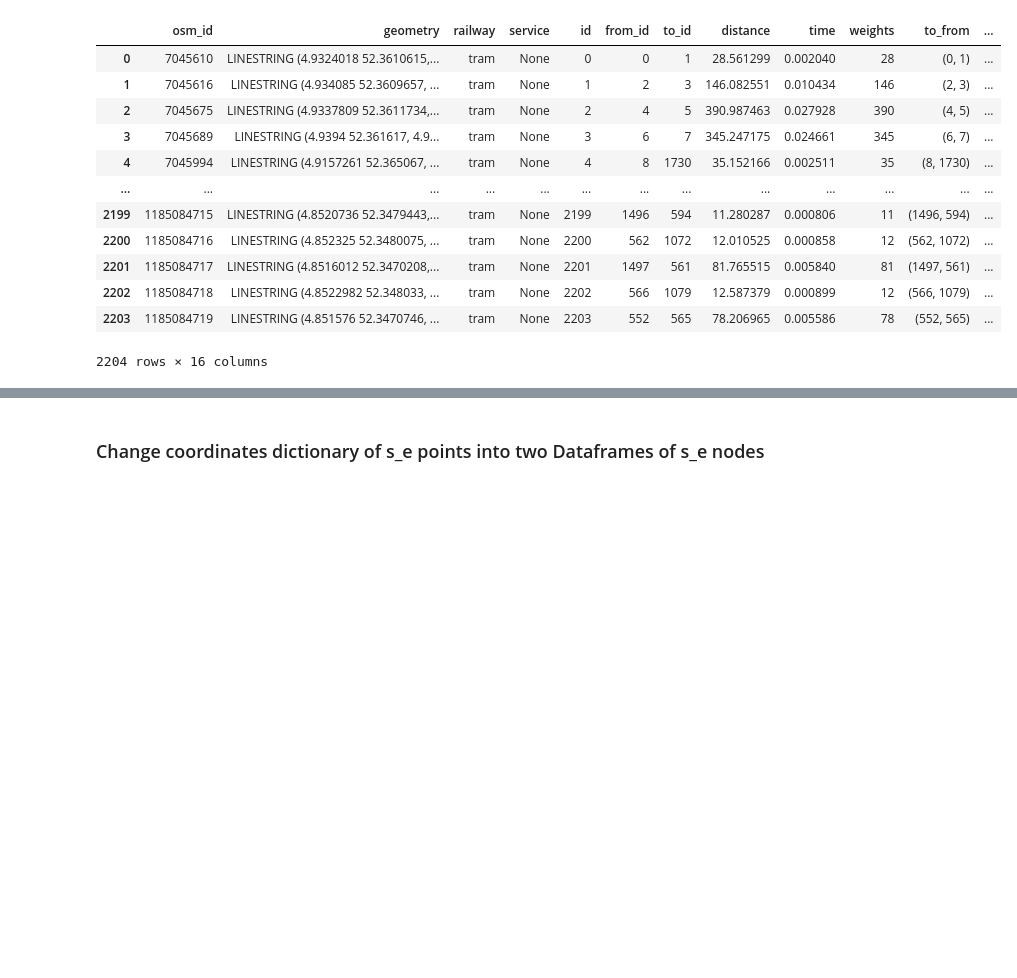
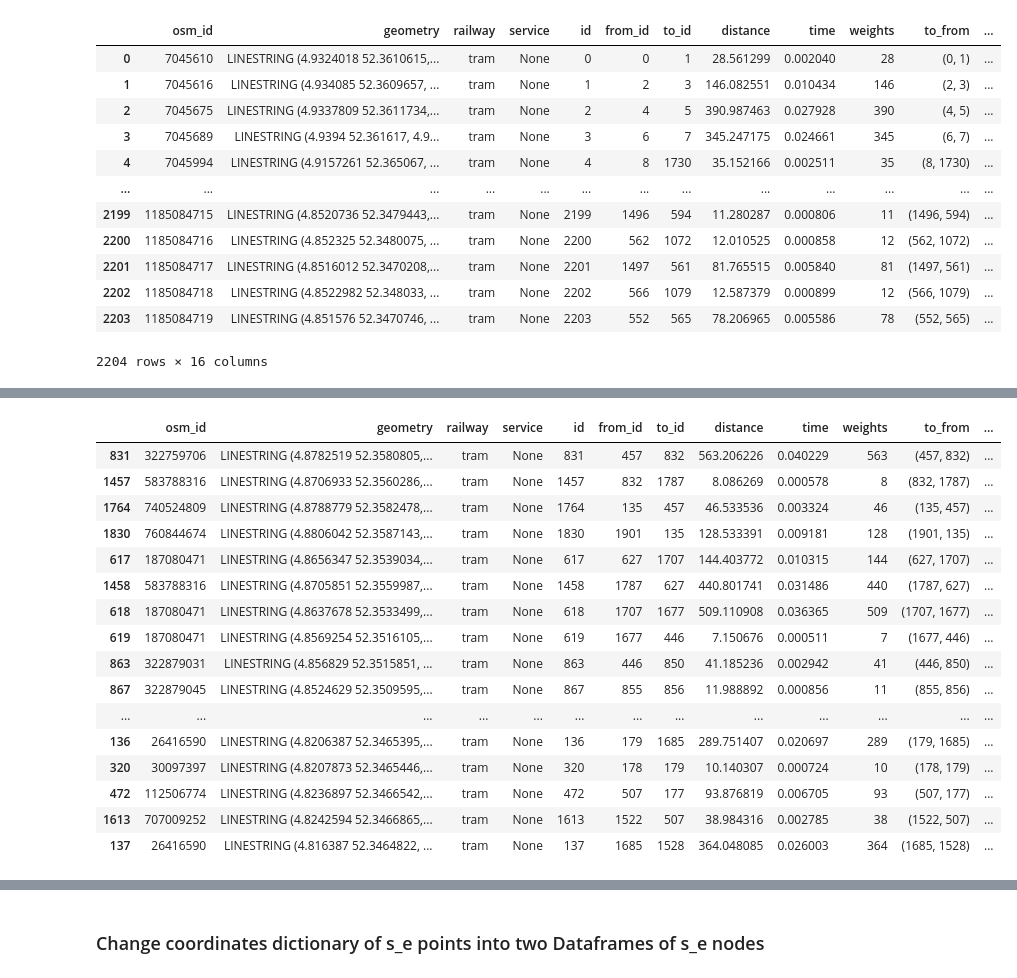
Before and after one commit to SYuGao/uvmt, a Jupyter notebook: notebooks/transfer1_tram_amsterdam.ipynb, the cells around one changed output, grey strips where cells are left out. Cells and saved outputs as stored; diff of their text form; code cells hidden in the pictures; blank space fills up the shorter version.

```diff
--- a/notebooks/transfer1_tram_amsterdam.ipynb
+++ b/notebooks/transfer1_tram_amsterdam.ipynb
@@ -177,0 +344,3 @@ city_tram_new_edges
+# %%
+btw_all_id_pairs_list_s_t = btw_all_ids_pairs(btw_stations_each_way_list_s_t,city_tram_new_nodes)
+btw_all_id_pairs_list_s_t
@@ -177,0 +376,2 @@ city_tram_new_edges
+# %%
+btw_all_id_pairs_list_unique_s_t = drop_df_in_list(btw_all_id_pairs_list_s_t)
@@ -177,0 +412,24 @@ city_tram_new_edges
+# %%
+G = create_ground_graph(edges, nodes)
+# %%
+shortest_path_pairs_way_s_t = all_shortest_paths(G, btw_all_id_pairs_list_unique_s_t[0], edges)
+# %%
+shortest_path_pairs_way_s_t
+# %% [output]
+|  | osm_id | geometry | railway | service | id | from_id | to_id | distance | time | weights | to_from | ... |
+| 831 | 322759706 | LINESTRING (4.8782519 52.3580805,... | tram | None | 831 | 457 | 832 | 563.206226 | 0.040229 | 563 | (457, 832) | ... |
+| 1457 | 583788316 | LINESTRING (4.8706933 52.3560286,... | tram | None | 1457 | 832 | 1787 | 8.086269 | 0.000578 | 8 | (832, 1787) | ... |
+| 1764 | 740524809 | LINESTRING (4.8788779 52.3582478,... | tram | None | 1764 | 135 | 457 | 46.533536 | 0.003324 | 46 | (135, 457) | ... |
+| 1830 | 760844674 | LINESTRING (4.8806042 52.3587143,... | tram | None | 1830 | 1901 | 135 | 128.533391 | 0.009181 | 128 | (1901, 135) | ... |
+| 617 | 187080471 | LINESTRING (4.8656347 52.3539034,... | tram | None | 617 | 627 | 1707 | 144.403772 | 0.010315 | 144 | (627, 1707) | ... |
+| 1458 | 583788316 | LINESTRING (4.8705851 52.3559987,... | tram | None | 1458 | 1787 | 627 | 440.801741 | 0.031486 | 440 | (1787, 627) | ... |
+| 618 | 187080471 | LINESTRING (4.8637678 52.3533499,... | tram | None | 618 | 1707 | 1677 | 509.110908 | 0.036365 | 509 | (1707, 1677) | ... |
+| 619 | 187080471 | LINESTRING (4.8569254 52.3516105,... | tram | None | 619 | 1677 | 446 | 7.150676 | 0.000511 | 7 | (1677, 446) | ... |
+| 863 | 322879031 | LINESTRING (4.856829 52.3515851, ... | tram | None | 863 | 446 | 850 | 41.185236 | 0.002942 | 41 | (446, 850) | ... |
+| 867 | 322879045 | LINESTRING (4.8524629 52.3509595,... | tram | None | 867 | 855 | 856 | 11.988892 | 0.000856 | 11 | (855, 856) | ... |
+| ... | ... | ... | ... | ... | ... | ... | ... | ... | ... | ... | ... | ... |
+| 136 | 26416590 | LINESTRING (4.8206387 52.3465395,... | tram | None | 136 | 179 | 1685 | 289.751407 | 0.020697 | 289 | (179, 1685) | ... |
+| 320 | 30097397 | LINESTRING (4.8207873 52.3465446,... | tram | None | 320 | 178 | 179 | 10.140307 | 0.000724 | 10 | (178, 179) | ... |
+| 472 | 112506774 | LINESTRING (4.8236897 52.3466542,... | tram | None | 472 | 507 | 177 | 93.876819 | 0.006705 | 93 | (507, 177) | ... |
+| 1613 | 707009252 | LINESTRING (4.8242594 52.3466865,... | tram | None | 1613 | 1522 | 507 | 38.984316 | 0.002785 | 38 | (1522, 507) | ... |
+| 137 | 26416590 | LINESTRING (4.816387 52.3464822, ... | tram | None | 137 | 1685 | 1528 | 364.048085 | 0.026003 | 364 | (1685, 1528) | ... |
```
Also changed, not shown: parts of 91 cells of this notebook, 2 other files.
